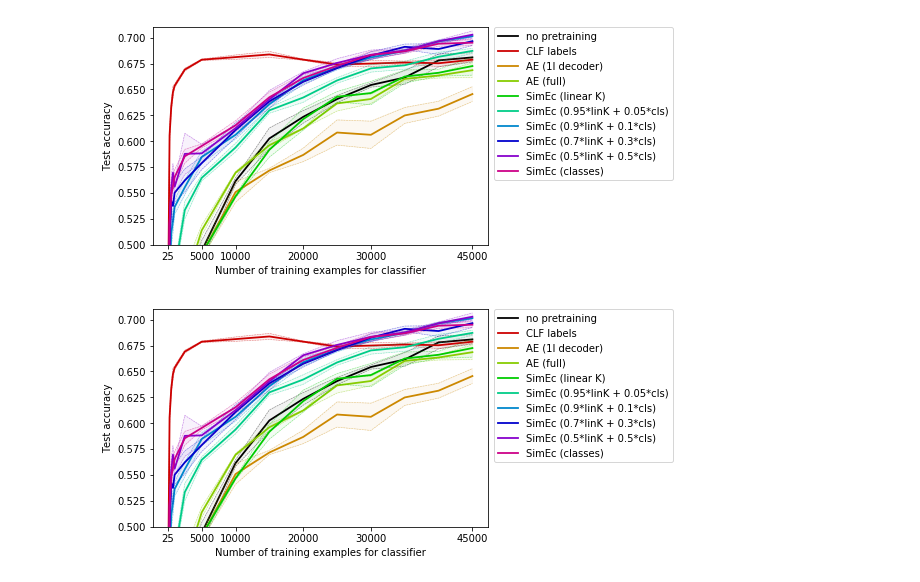
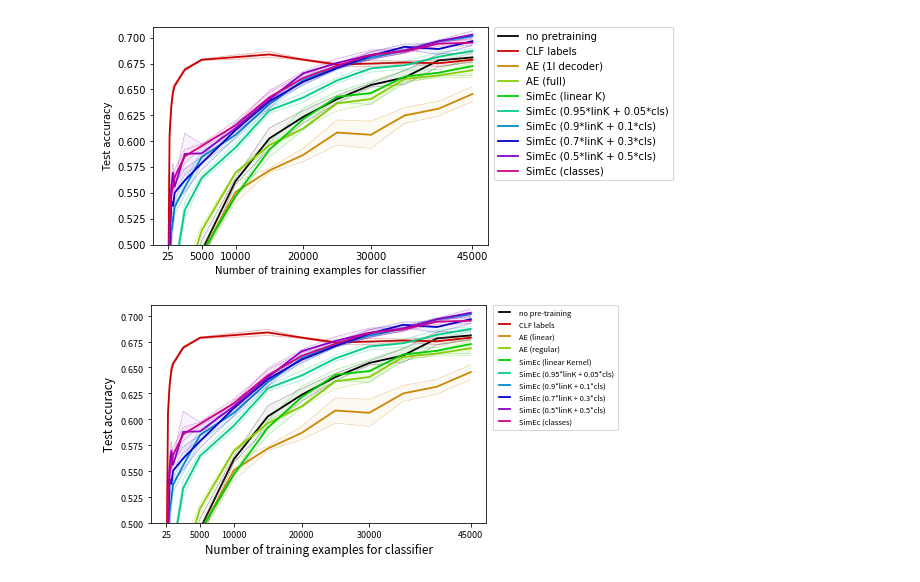
Before and after one commit to cod3licious/simec, a Jupyter notebook: 08_transfer_learning_similarities.ipynb, the cells around one changed output. Saved outputs shown, nothing was run; the diff lists cells and outputs as text; code cells hidden in the pictures.

Commit message:
fix figure labels

```diff
--- a/08_transfer_learning_similarities.ipynb
+++ b/08_transfer_learning_similarities.ipynb
@@ -818,37 +818,37 @@ test_accuracies_clf = [(0.1621, 0.007353910524340101), (0.19743333333333332, 0.0
 test_accuracies_clf_pt = [(0.3495, 0.07030035561787722), (0.4467666666666667, 0.030813020335926533), (0.49183333333333334, 0.03235164429961619), (0.6055999999999999, 0.009021455906153213), (0.6333666666666667, 0.005349350947129527), (0.6475, 0.00555517776493243), (0.6535666666666667, 0.001878533707147403), (0.6691666666666666, 0.001359738536958064), (0.6787333333333333, 0.0006599663291074202), (0.6812666666666667, 0.002106075866524182), (0.6838333333333333, 0.0029397656747132384), (0.6788333333333334, 0.0005906681715556321), (0.6741333333333334, 0.001763204154058412), (0.6750333333333334, 0.0031510139461590897), (0.6760666666666667, 0.001322455628325146), (0.6753333333333335, 0.003227313984655873), (0.6787666666666666, 0.0014383632673594555)]
 test_accuracies_ae1l = [(0.16010000000000002, 0.007904850831398828), (0.19833333333333333, 0.007492366485667638), (0.2097, 0.02154313502410145), (0.2979, 0.008741090702347546), (0.3497333333333333, 0.006593094030035418), (0.35936666666666667, 0.014222361110432947), (0.3884666666666667, 0.008935820549277438), (0.44530000000000003, 0.00382186690854961), (0.4908666666666666, 0.00342960963117118), (0.5509333333333334, 0.009986769024842605), (0.5717666666666666, 0.0021249836600678884), (0.5868, 0.006531462317123172), (0.6084333333333334, 0.012174381115915336), (0.6062333333333333, 0.01318618806007089), (0.6249333333333333, 0.007711607412782962), (0.6314666666666667, 0.007172323348972928), (0.6456, 0.0072475283143059585)]
 test_accuracies_ae = [(0.16206666666666666, 0.003700750674600437), (0.19346666666666665, 0.010726084508751966), (0.2132666666666667, 0.01870496072050287), (0.3049, 0.01755961275199428), (0.35969999999999996, 0.0032782108941717815), (0.3760333333333334, 0.009910376156108082), (0.38210000000000005, 0.013364380519375635), (0.4614666666666667, 0.016061617463865703), (0.5139333333333332, 0.005118159391378452), (0.5696333333333333, 0.0010402991022885242), (0.5961666666666666, 0.003402286812653439), (0.6123666666666666, 0.00012472191289250042), (0.6365333333333333, 0.007344083030273811), (0.6408, 0.004490731195102497), (0.6602, 0.002041241452319317), (0.6635333333333333, 0.002456736769691771), (0.6686333333333333, 0.007149048110685038)]
 test_accuracies_se = [(0.16116666666666668, 0.002397684067780599), (0.20123333333333335, 0.009722939656068822), (0.20196666666666666, 0.01404215874508697), (0.3123, 0.00899333086236686), (0.35776666666666673, 0.004169998667732246), (0.3734, 0.002290560339014618), (0.3922666666666667, 0.004696334267868461), (0.4425333333333333, 0.00931390835733791), (0.49146666666666666, 0.004759084879353256), (0.5468000000000001, 0.0013490737563231928), (0.5917666666666667, 0.007102268808079687), (0.6213666666666667, 0.01062115289829161), (0.6429333333333334, 0.005067763039273057), (0.6465666666666666, 0.0112422813026934), (0.6625, 0.006328243568848075), (0.6661333333333334, 0.0032826141344293805), (0.6726333333333333, 0.008775850702670127)]
 test_accuracies_se_t1_mix = [(0.19193333333333332, 0.009336071027055345), (0.2399, 0.010503650159190699), (0.2615, 0.03592185964005762), (0.39146666666666663, 0.009107262059599585), (0.4502333333333333, 0.009602198822260577), (0.4755, 0.010050207294711204), (0.4744333333333333, 0.004496912521077351), (0.5335000000000001, 0.008472701261502546), (0.5646333333333333, 0.00299592315581616), (0.5939333333333333, 0.004205023450852817), (0.6298666666666667, 0.0027920522121829285), (0.6422333333333333, 0.0046147107770211655), (0.6587333333333334, 0.0026712460679532203), (0.6703333333333333, 0.00356495285928005), (0.6734, 0.0038995726261561534), (0.6815666666666668, 0.004305293898859377), (0.6873, 0.0024124676163629374)]
 test_accuracies_se_t1_mix9 = [(0.20783333333333331, 0.02478391055144894), (0.27276666666666666, 0.018329272277486146), (0.3172, 0.048104954699767326), (0.46890000000000004, 0.013075167302944921), (0.511, 0.013209844813622902), (0.5228666666666667, 0.011715042561690595), (0.5364999999999999, 0.007142828571371426), (0.5555333333333333, 0.007191816336797122), (0.5847666666666667, 0.006123905797954626), (0.6062333333333333, 0.004168399639616559), (0.6357666666666666, 0.0037985377303495307), (0.6589666666666667, 0.003587323359956402), (0.6712666666666668, 0.0023271346234276236), (0.6809, 0.001867261809888105), (0.6873, 0.0017281975195754446), (0.6964666666666667, 0.0012657891697364987), (0.7015333333333333, 0.0004988876515698929)]
 test_accuracies_se_t1_mix7 = [(0.24783333333333335, 0.01497405163014414), (0.31396666666666667, 0.01790611317089471), (0.3419666666666667, 0.028868475693892948), (0.49720000000000003, 0.009940824915468553), (0.5422333333333333, 0.0075896127847356115), (0.5375333333333333, 0.01539574255724254), (0.5502666666666666, 0.009365658308712523), (0.5621999999999999, 0.011151083654365903), (0.5788666666666668, 0.0062376990059547196), (0.6108333333333333, 0.007202931501980439), (0.6385333333333333, 0.0014055445761538506), (0.6574333333333333, 0.0032887011958454694), (0.6706, 0.0007483314773547949), (0.6827, 0.00374966665185055), (0.6911999999999999, 0.002669581740023454), (0.6890666666666667, 0.005235986588557624), (0.6966666666666667, 0.004187547678003882)]
 test_accuracies_se_t1_mix5 = [(0.2627, 0.031073246799564837), (0.3131333333333333, 0.03331159291031011), (0.3578333333333334, 0.05769138198687527), (0.5193333333333333, 0.007969246444231007), (0.5541, 0.012356644636254074), (0.5696666666666667, 0.008625672276537197), (0.5560666666666667, 0.005845416057808791), (0.5878333333333333, 0.019833361344518057), (0.5882999999999999, 0.008819674975114822), (0.6126666666666667, 0.0030728199137310974), (0.6405333333333333, 0.00865653253650419), (0.6656666666666666, 0.0014659088951530438), (0.6756333333333333, 0.004169998667732288), (0.6835, 0.004526219909225183), (0.6876333333333333, 0.0026029897340472752), (0.6966333333333333, 0.001203698005684524), (0.7029, 0.0036175498153676673)]
 test_accuracies_se_t1 = [(0.29616666666666663, 0.05793504025103364), (0.3484333333333334, 0.038607800017900824), (0.4068333333333333, 0.04925101239794185), (0.5209333333333334, 0.012211833969101008), (0.5482333333333334, 0.01674720540534715), (0.5569666666666667, 0.003936439451529201), (0.5654333333333333, 0.007271099565326344), (0.5854666666666667, 0.006723259791367729), (0.5954666666666667, 0.00196015872373186), (0.6154, 0.004459446901429227), (0.6425000000000001, 0.005012650662739885), (0.6610999999999999, 0.0036120169803956683), (0.6728333333333333, 0.001948218559493635), (0.6833333333333335, 0.00360123435628522), (0.6867666666666666, 0.0018803073034893679), (0.6942, 0.0024344746182013706), (0.6951999999999999, 0.00296984848098349)]
 def plot_mean_std(test_accs, c, label):
     data_mean = np.array([t[0] for t in test_accs])
     data_std = np.array([t[1] for t in test_accs])
     plt.plot(n_training_examples, data_mean, color=c, linewidth=1.8, label=label)
     plt.plot(n_training_examples, data_mean+data_std, "--", color=c, linewidth=0.5, alpha=0.5)
     plt.plot(n_training_examples, data_mean-data_std, "--", color=c, linewidth=0.5, alpha=0.5)
     plt.fill_between(n_training_examples, data_mean+data_std, data_mean-data_std, color=c, alpha=0.05)
 
 colors = get_colors(17)
 plt.figure()
-plot_mean_std(test_accuracies_clf, c="k", label="no pretraining")
+plot_mean_std(test_accuracies_clf, c="k", label="no pre-training")
 plot_mean_std(test_accuracies_clf_pt, c=colors[0], label="CLF labels")
-plot_mean_std(test_accuracies_ae1l, c=colors[2], label="AE (1l decoder)")
-plot_mean_std(test_accuracies_ae, c=colors[4], label="AE (full)")
-plot_mean_std(test_accuracies_se, c=colors[6], label="SimEc (linear K)")
+plot_mean_std(test_accuracies_ae1l, c=colors[2], label="AE (linear)")
+plot_mean_std(test_accuracies_ae, c=colors[4], label="AE (regular)")
+plot_mean_std(test_accuracies_se, c=colors[6], label="SimEc (linear Kernel)")
 plot_mean_std(test_accuracies_se_t1_mix, c=colors[8], label="SimEc (0.95*linK + 0.05*cls)")
 plot_mean_std(test_accuracies_se_t1_mix9, c=colors[10], label="SimEc (0.9*linK + 0.1*cls)")
 plot_mean_std(test_accuracies_se_t1_mix7, c=colors[12], label="SimEc (0.7*linK + 0.3*cls)")
 plot_mean_std(test_accuracies_se_t1_mix5, c=colors[14], label="SimEc (0.5*linK + 0.5*cls)")
 plot_mean_std(test_accuracies_se_t1, c=colors[16], label="SimEc (classes)")
-plt.xlabel("Number of training examples for classifier")
+plt.xlabel("Number of training examples for classifier", fontsize=13)
 plt.xticks([25, 5000, 10000, 20000, 30000, 45000], [25, 5000, 10000, 20000, 30000, 45000])
-plt.ylabel("Test accuracy")
+plt.ylabel("Test accuracy", fontsize=13)
 plt.ylim(0.5, 0.71)
 l = plt.legend(bbox_to_anchor=(1.02, 1), loc=2, borderaxespad=0.);
 plt.savefig('img_simec.pdf', dpi=300, bbox_inches="tight", bbox_extra_artists=[l])
 # %% [output]
-[figure, old version]
+[figure, new version]
```
